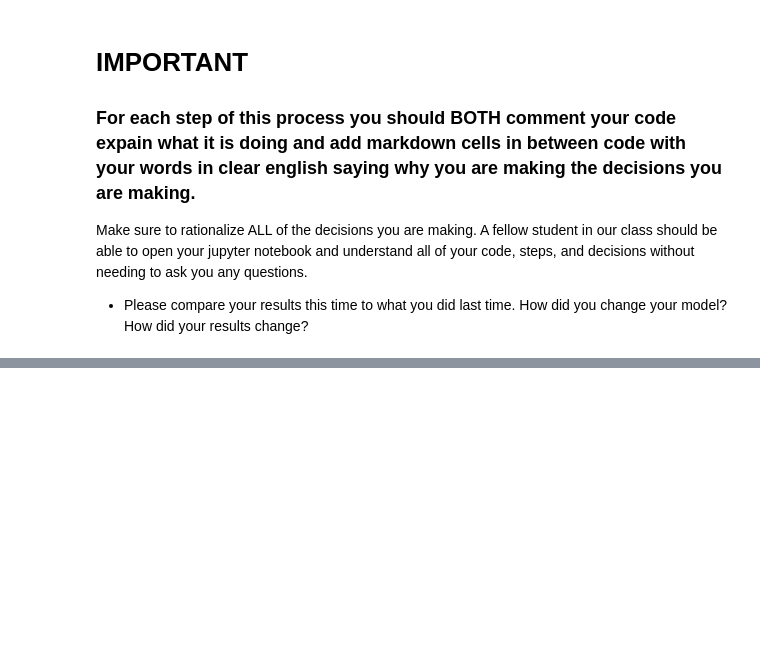
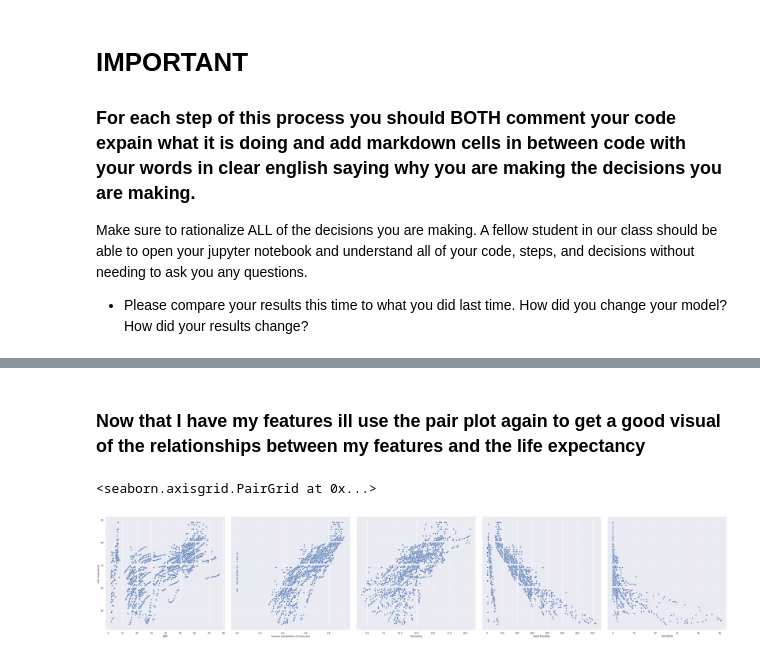
Before and after one commit to RafaelZasas/MachineLearning, a Jupyter notebook: Assignment 9 - Rafael Zasas.ipynb, the cells around one changed output, grey strips where cells are left out. Saved outputs shown, nothing was run; the diff lists cells and outputs as text; code cells hidden in the pictures; blank space fills up the shorter version.

```diff
--- a/Assignment 9 - Rafael Zasas.ipynb
+++ b/Assignment 9 - Rafael Zasas.ipynb
@@ -59,11 +93,9 @@ sbn.heatmap(df.corr(), cmap="seismic", annot=True, vmin=-1, vmax=1)
 # %%
 '''
         USING SEABORNE TO PLOT EACH FEATURE AGAINST EACH OTHER FEATURE SO I CAN SEE TRENDS
+         This should plot a different scatter plot for each pair of variables
 '''
 
-# Delete all rows that contain NaN or not numbers
-
+df.dropna(inplace=True)
 # Plot all of the variable-to-variable relations as scatterplots
-sbn.pairplot(df,size=2.5)
-
-# This should plot a different scatter plot for each pair of variables
+#sbn.pairplot(df,size=2.5)
@@ -69,0 +124,20 @@ sbn.pairplot(df,size=2.5)
+# %%
+'''     CHOOSING MY FIVE FEATURES + THE DEPENDANT VAR ( LIFE EXPECTANCY )
+        USING .COPY TO ENSURE THE ORIGINAL DATA FRAME ISN'T ALTERED
+'''
+Chosen_feature_set = df[[
+    'Life expectancy ', 'Adult Mortality', 'BMI',
+       'HIV/AIDS', 'Income composition of resources', 'Schooling'
+]].copy()
+
+Chosen_feature_set.dropna(inplace =True)  # DROPPING NA'S HERE TO ENSURE UNIFORMITY AMONGST FEATURES AND DEP VAR
+
+y = Chosen_feature_set[['Life expectancy ']].copy()  # DOUBLE BRACES BECAUSE I STILL WANT A PANDAS DATA FRAME,
+# NOTE*  NEED TO USE .COPY AS WE'LL NEED TO USE LIFE EXPECTANCY LATER
+
+'''
+    DROP THE LIFE EXPECTANCY COL,
+    AXIS =1 SPECIFIES COLUMN DROP
+    INPLACE = FALSE ENSURES I DONT DROP FROM CHOSEN FEATURE SET RATHER SAVE NEW VERSION INTO X
+'''
+X = Chosen_feature_set.drop('Life expectancy ', axis=1,inplace=False)
@@ -69,0 +174,15 @@ sbn.pairplot(df,size=2.5)
+# %% [markdown]
+### Now that I have my features ill use the pair plot again to get a good visual of the relationships between my features and the life expectancy
+# %%
+'''
+        IN THIS CELL ILL USE PAIR PLOT TO PLOT EACH FEATURE AGAINST LIFE EXPECTANCY
+        AMD LOOK FOR OUTLIERS AND DETERMINE IF REGULARIZATION IS NEEDED AS WELL AS
+        ENSURE THAT THE FEATURES HAVE 'PLOTTABLE' TRENDS
+'''
+
+sbn.pairplot(data=Chosen_feature_set,
+                  x_vars=[ 'BMI', 'Income composition of resources', 'Schooling','Adult Mortality','HIV/AIDS'],
+                  y_vars=['Life expectancy '],height=8)
+# %% [output]
+<seaborn.axisgrid.PairGrid at 0x...>
+[figure, added]
```
Also changed, not shown: parts of 13 cells of this notebook.
